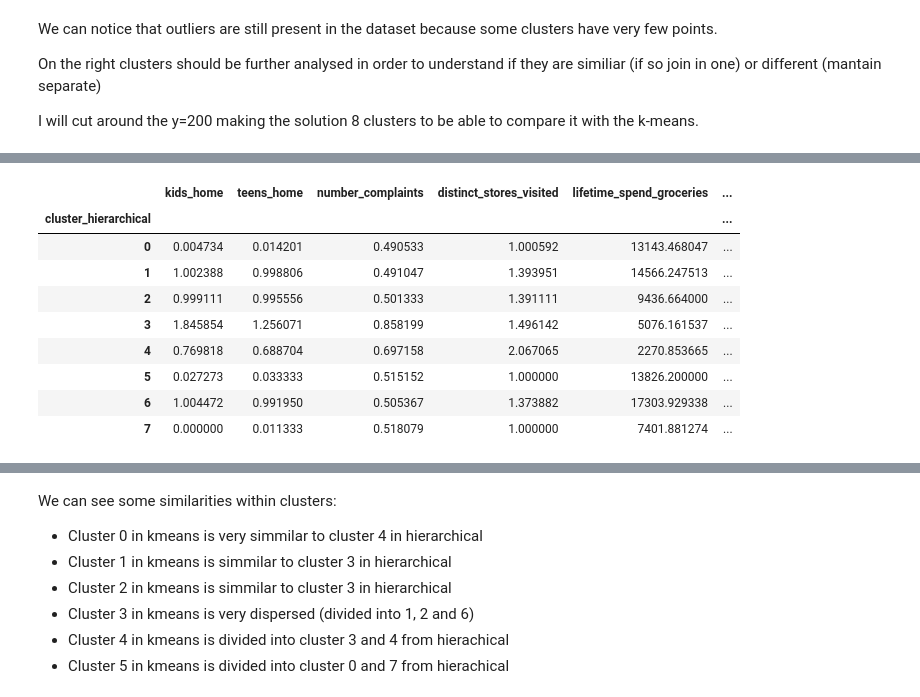
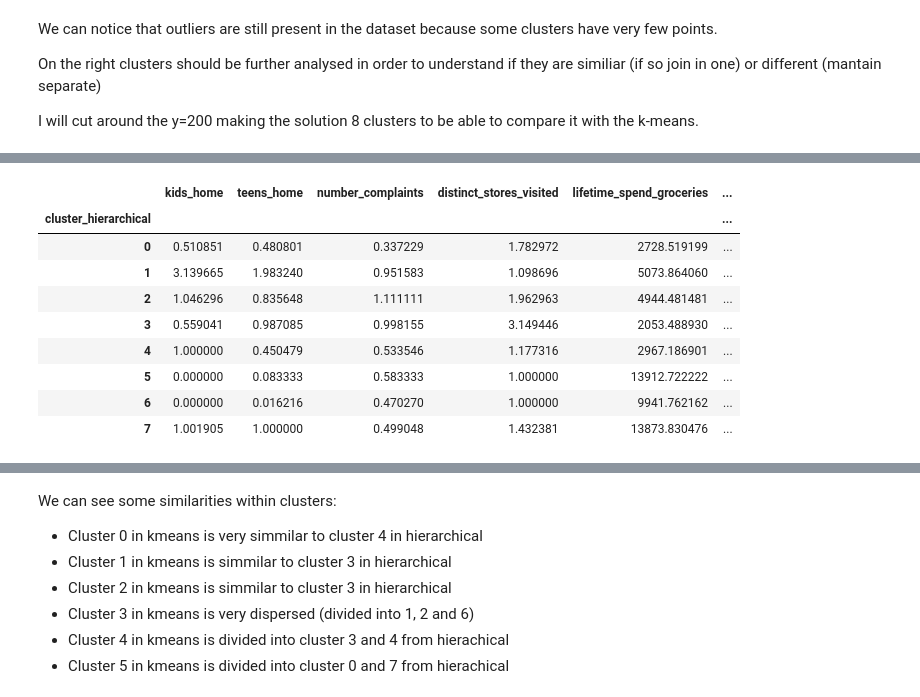
Before and after one commit to mitoma10110/ML2_Project, a Jupyter notebook: jo_notebook.ipynb, the cells around one changed output, grey strips where cells are left out. Saved outputs shown, nothing was run; the diff lists cells and outputs as text; code cells hidden in the pictures.

```diff
--- a/jo_notebook.ipynb
+++ b/jo_notebook.ipynb
@@ -112,6 +112,9 @@ Data columns (total 18 columns):
  17  year_first_transaction                   36673 non-null  float64
 dtypes: float64(18)
 memory usage: 5.3 MB
+# %%
+# CREATE SAMPLE DATASET TO MAKE RUN TIMES FASTER
+sample_pp = cust_info_pp.sample(frac=0.1, random_state=42)
 # %%
 scaler = StandardScaler()
 
@@ -212,13 +242,14 @@ cust_info_pp.head()
 # %%
-cust_info_pp.groupby(['cluster_hierarchical']).mean()
+# cust_info_pp.groupby(['cluster_hierarchical']).mean()
+sample_pp.groupby(['cluster_hierarchical']).mean()
 # %% [output]
 |  | kids_home | teens_home | number_complaints | distinct_stores_visited | lifetime_spend_groceries | ... |
 | cluster_hierarchical |  |  |  |  |  | ... |
-| 0 | 0.004734 | 0.014201 | 0.490533 | 1.000592 | 13143.468047 | ... |
-| 1 | 1.002388 | 0.998806 | 0.491047 | 1.393951 | 14566.247513 | ... |
-| 2 | 0.999111 | 0.995556 | 0.501333 | 1.391111 | 9436.664000 | ... |
-| 3 | 1.845854 | 1.256071 | 0.858199 | 1.496142 | 5076.161537 | ... |
-| 4 | 0.769818 | 0.688704 | 0.697158 | 2.067065 | 2270.853665 | ... |
-| 5 | 0.027273 | 0.033333 | 0.515152 | 1.000000 | 13826.200000 | ... |
-| 6 | 1.004472 | 0.991950 | 0.505367 | 1.373882 | 17303.929338 | ... |
-| 7 | 0.000000 | 0.011333 | 0.518079 | 1.000000 | 7401.881274 | ... |
+| 0 | 0.510851 | 0.480801 | 0.337229 | 1.782972 | 2728.519199 | ... |
+| 1 | 3.139665 | 1.983240 | 0.951583 | 1.098696 | 5073.864060 | ... |
+| 2 | 1.046296 | 0.835648 | 1.111111 | 1.962963 | 4944.481481 | ... |
+| 3 | 0.559041 | 0.987085 | 0.998155 | 3.149446 | 2053.488930 | ... |
+| 4 | 1.000000 | 0.450479 | 0.533546 | 1.177316 | 2967.186901 | ... |
+| 5 | 0.000000 | 0.083333 | 0.583333 | 1.000000 | 13912.722222 | ... |
+| 6 | 0.000000 | 0.016216 | 0.470270 | 1.000000 | 9941.762162 | ... |
+| 7 | 1.001905 | 1.000000 | 0.499048 | 1.432381 | 13873.830476 | ... |
```
Also changed, not shown: parts of 23 cells of this notebook, 1 other file.
